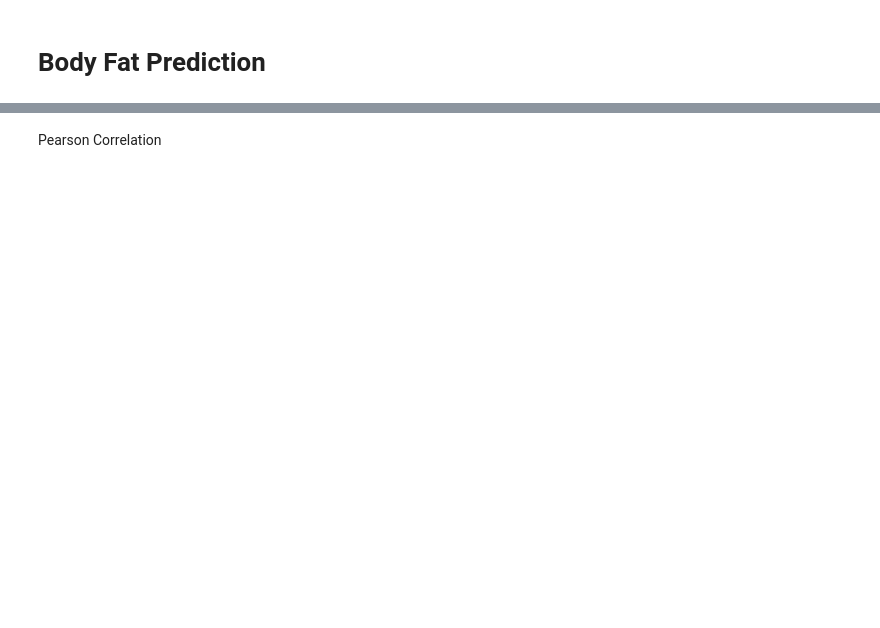
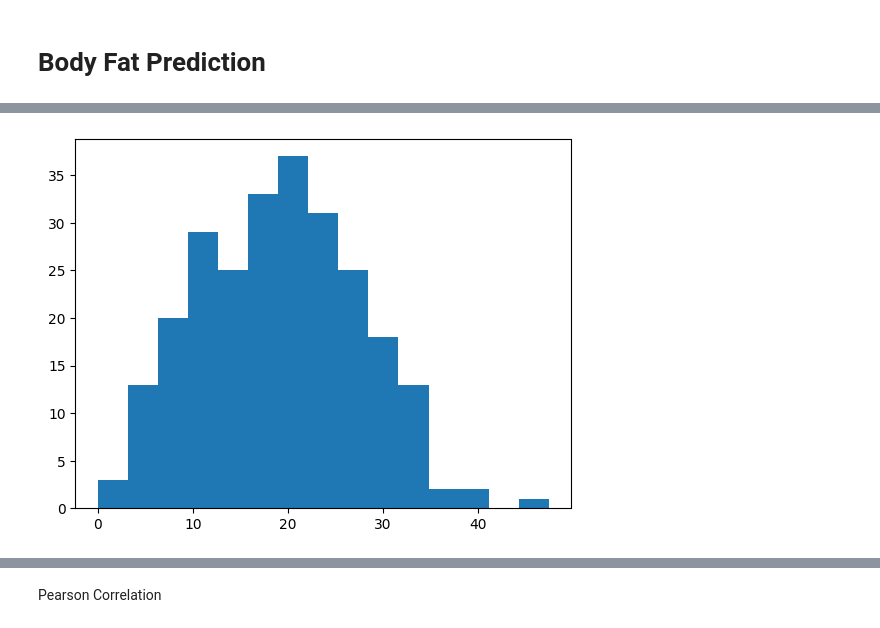
Before and after one commit to SavioCastellar/Body-Fat-Prediction, a Jupyter notebook: Predicting Body Fat.ipynb, the cells around one changed output, grey strips where cells are left out. Cells and saved outputs as stored; diff of their text form; code cells hidden in the pictures; blank space fills up the shorter version.

```diff
--- a/Predicting Body Fat.ipynb
+++ b/Predicting Body Fat.ipynb
@@ -33,0 +34,5 @@ df = pd.DataFrame(bodyfat)
+# %%
+plt.hist(df['BodyFat'], bins = 15)
+plt.show()
+# %% [output]
+[figure, added]
```
Also changed, not shown: parts of 60 cells of this notebook, 27 other files.
